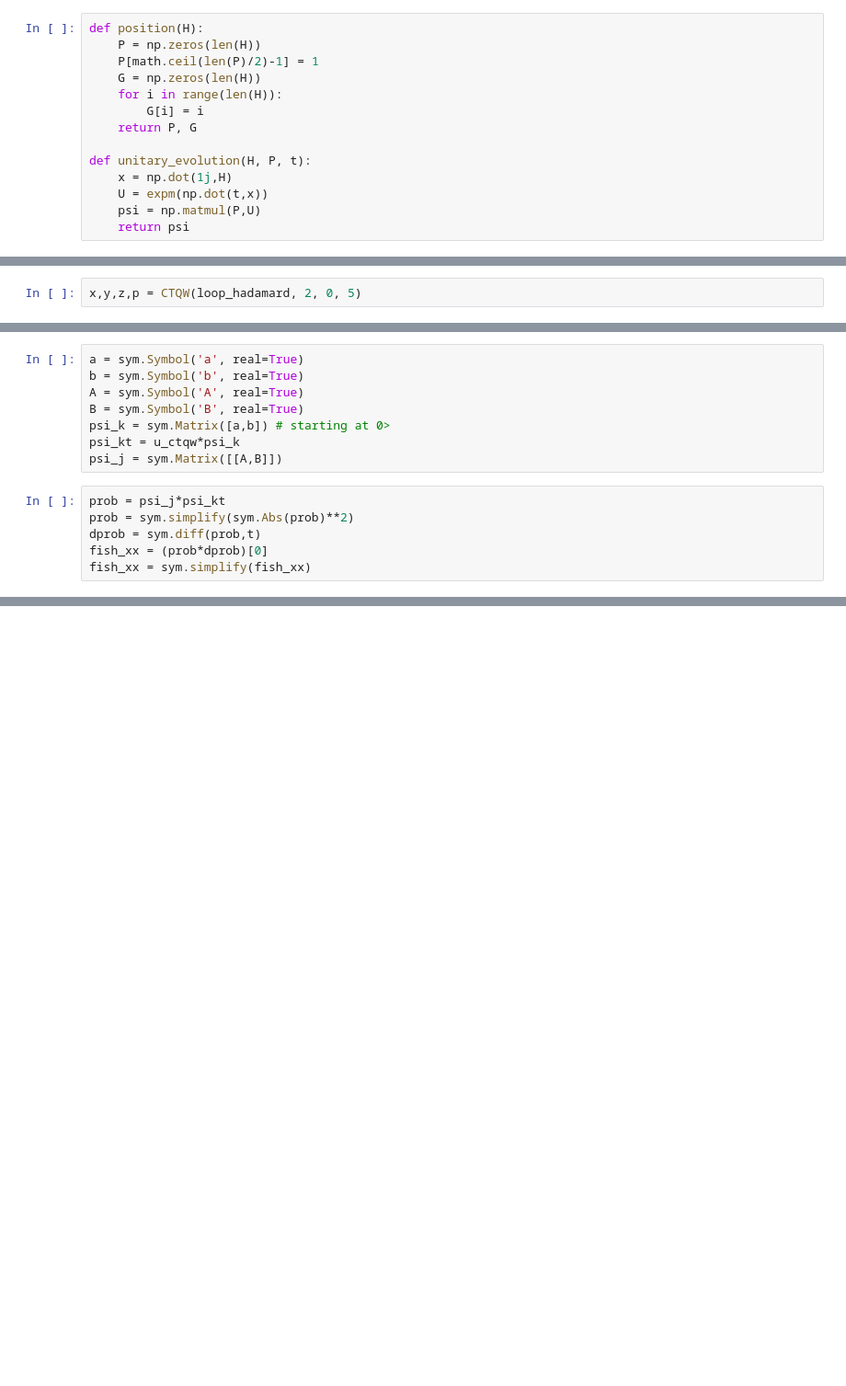
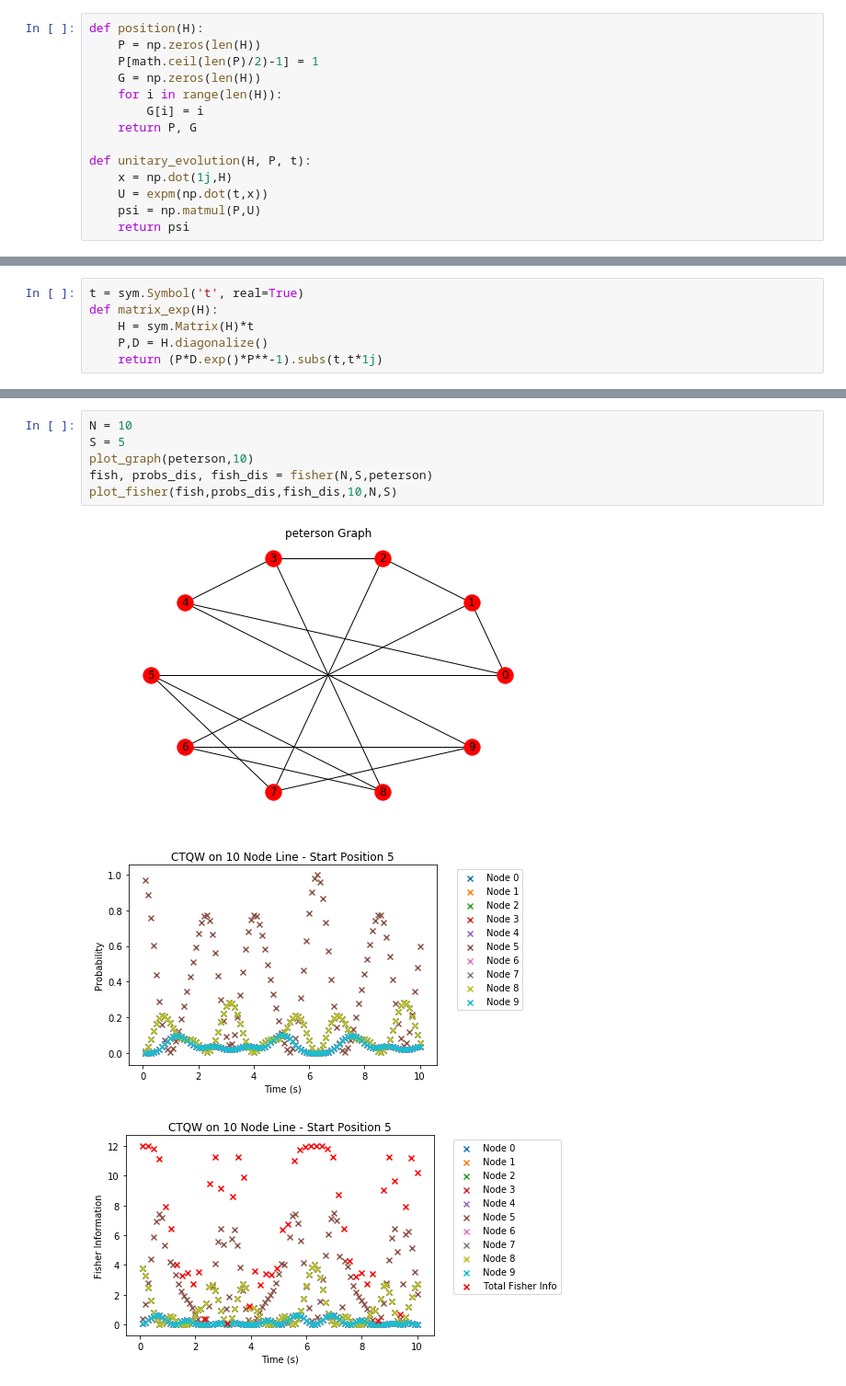
Before and after one commit to gmitchener/quantum_project, a Jupyter notebook: CTQW_notebook.ipynb, the cells around one changed output, grey strips where cells are left out. Shown at 92% size. Cells and saved outputs as stored; diff of their text form; blank space fills up the shorter version.

```diff
--- a/CTQW_notebook.ipynb
+++ b/CTQW_notebook.ipynb
@@ -164,2 +135,0 @@ def ladder_hadamard(N):
-# %%
-x,y,z,p = CTQW(loop_hadamard, 2, 0, 5)
@@ -179,14 +135,0 @@ u_ctqw = (H*1j*t).exp()
-# %%
-a = sym.Symbol('a', real=True)
-b = sym.Symbol('b', real=True)
-A = sym.Symbol('A', real=True)
-B = sym.Symbol('B', real=True)
-psi_k = sym.Matrix([a,b]) # starting at 0>
-psi_kt = u_ctqw*psi_k
-psi_j = sym.Matrix([[A,B]])
-# %%
-prob = psi_j*psi_kt
-prob = sym.simplify(sym.Abs(prob)**2)
-dprob = sym.diff(prob,t)
-fish_xx = (prob*dprob)[0]
-fish_xx = sym.simplify(fish_xx)
@@ -193 +149,7 @@ fish_xx = sym.simplify(fish_xx)
+# %%
+t = sym.Symbol('t', real=True)
+def matrix_exp(H):
+    H = sym.Matrix(H)*t
+    P,D = H.diagonalize()
+    return (P*D.exp()*P**-1).subs(t,t*1j)
 # %%
@@ -219,3 +247,13 @@ sym.simplify(fish)
+# %%
+N = 10
+S = 5
+plot_graph(peterson,10)
+fish, probs_dis, fish_dis = fisher(N,S,peterson)
+plot_fisher(fish,probs_dis,fish_dis,10,N,S)
+# %% [output]
+[figure, added]
+[figure, added]
+[figure, added]
 # %%
 nodes = []
 F = []
```
Also changed, not shown: parts of 22 cells of this notebook, 1 other file.
